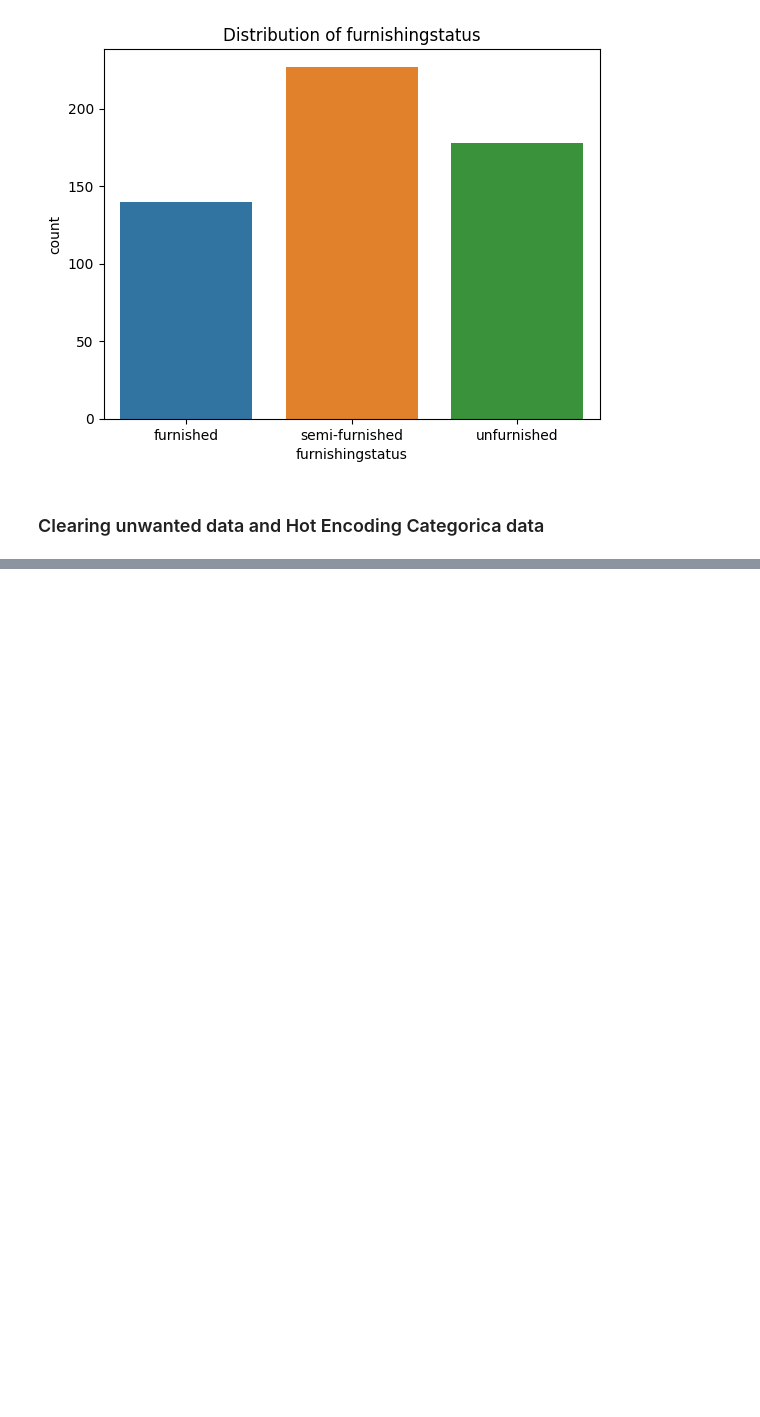
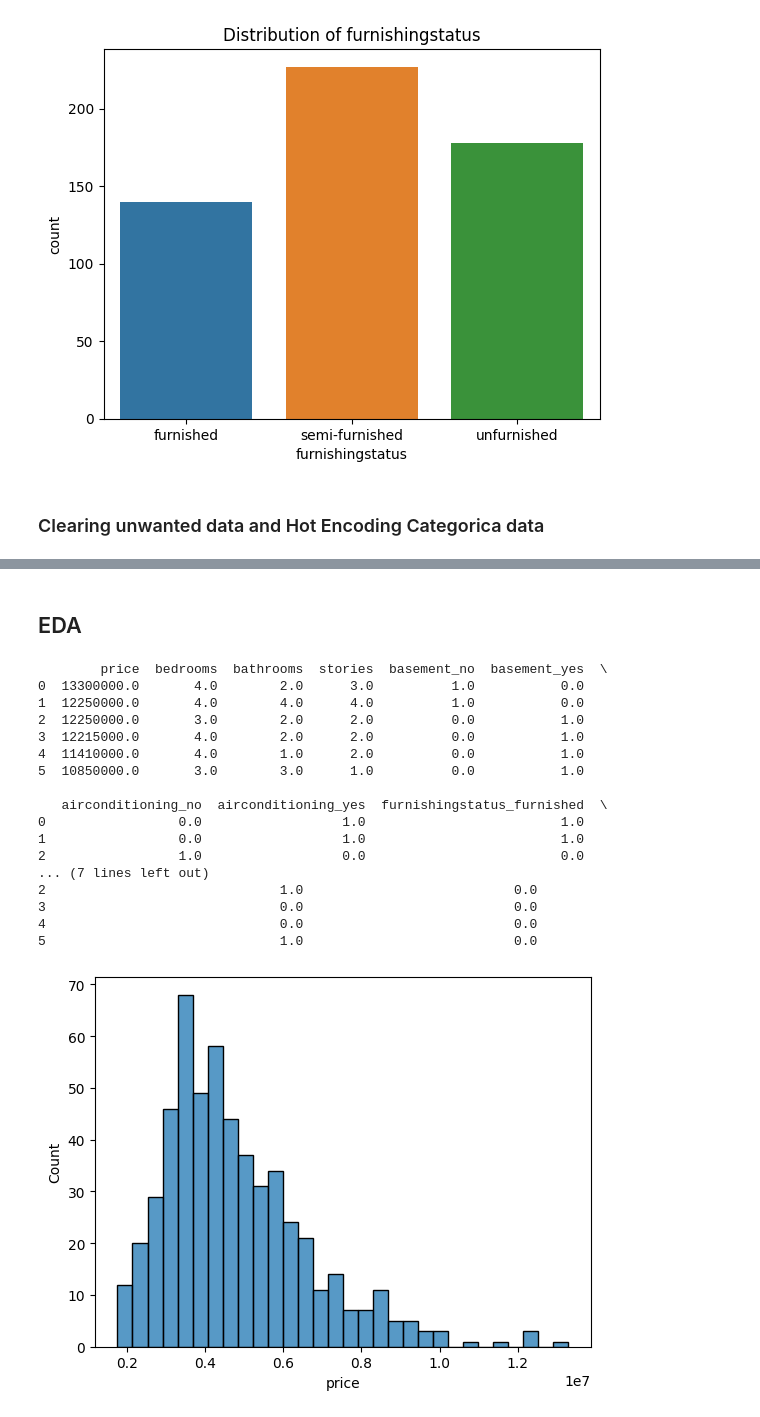
Before and after one commit to Bshell13/shellenberger_capstone, a Jupyter notebook: data_cleaning.ipynb, the cells around one changed output, grey strips where cells are left out. Cells and saved outputs as stored; diff of their text form; code cells hidden in the pictures; blank space fills up the shorter version.

Commit message:
detecting outliers

```diff
--- a/data_cleaning.ipynb
+++ b/data_cleaning.ipynb
@@ -121,7 +146,6 @@ kaggle_dropped_col = kaggle_ml.drop(columns=['area', 'mainroad', 'guestroom', 'h
 # One-Hot-Encoding
 # Encoding basement and air conditioning as 2 columns (yes and not)
 # Encoding furnishing as 3 columns (furnished, semi-furnished, unfurnished)
-kaggle_hot_encoded = pd.get_dummies(kaggle_dropped_col, columns=['basement', 'airconditioning', 'furnishingstatus'])
-print(kaggle_hot_encoded.head(3))
-print(kaggle_hot_encoded.dtypes)
+kaggle_hot_encoded = pd.get_dummies(kaggle_dropped_col, columns=['basement', 'airconditioning', 'furnishingstatus'], dtype=int)
+print(kaggle_hot_encoded.describe())
 # %% [output]
@@ -144,0 +181,43 @@ dtype: object
+# %% [markdown]
+## EDA
+# %%
+sns.histplot(kaggle_hot_encoded, x='price', bins=30)
+
+# Inner Quartile Range outlier detection
+q1 = kaggle_hot_encoded['price'].quantile(0.25)
+q3 = kaggle_hot_encoded['price'].quantile(0.75)
+iqr = q3 - q1
+outliers_iqr = kaggle_hot_encoded[(kaggle_hot_encoded['price'] < (q1 - 1.5 * iqr)) | (kaggle_hot_encoded['price'] > (q3 + 1.5 * iqr))]
+
+# Z-scores outlier detection
+z_scores = np.abs(stats.zscore(kaggle_hot_encoded['price']))
+outliers_z_up = kaggle_hot_encoded[z_scores > 3]
+outliers_z_low = kaggle_hot_encoded[z_scores < -33]
+outliers_z = pd.concat([outliers_z_up, outliers_z_low])
+
+# Intersection of both outlier lists
+total_outliers = outliers_iqr[outliers_iqr.isin(outliers_z)].dropna()
+print(total_outliers)
+
+# kaggle_no_outliers =
+# kaggle_no_outliers = kaggle_hot_encoded[kaggle_hot_encoded['price'] != outliers]
+# print(kaggle_no_outliers.describe())
+# %% [output]
+        price  bedrooms  bathrooms  stories  basement_no  basement_yes  \
+0  13300000.0       4.0        2.0      3.0          1.0           0.0
+1  12250000.0       4.0        4.0      4.0          1.0           0.0
+2  12250000.0       3.0        2.0      2.0          0.0           1.0
+3  12215000.0       4.0        2.0      2.0          0.0           1.0
+4  11410000.0       4.0        1.0      2.0          0.0           1.0
+5  10850000.0       3.0        3.0      1.0          0.0           1.0
+
+   airconditioning_no  airconditioning_yes  furnishingstatus_furnished  \
+0                 0.0                  1.0                         1.0
+1                 0.0                  1.0                         1.0
+2                 1.0                  0.0                         0.0
+... (7 lines left out)
+2                              1.0                           0.0
+3                              0.0                           0.0
+4                              0.0                           0.0
+5                              1.0                           0.0
+[figure, added]
```
Also changed, not shown: parts of 6 cells of this notebook, 1 other file.
